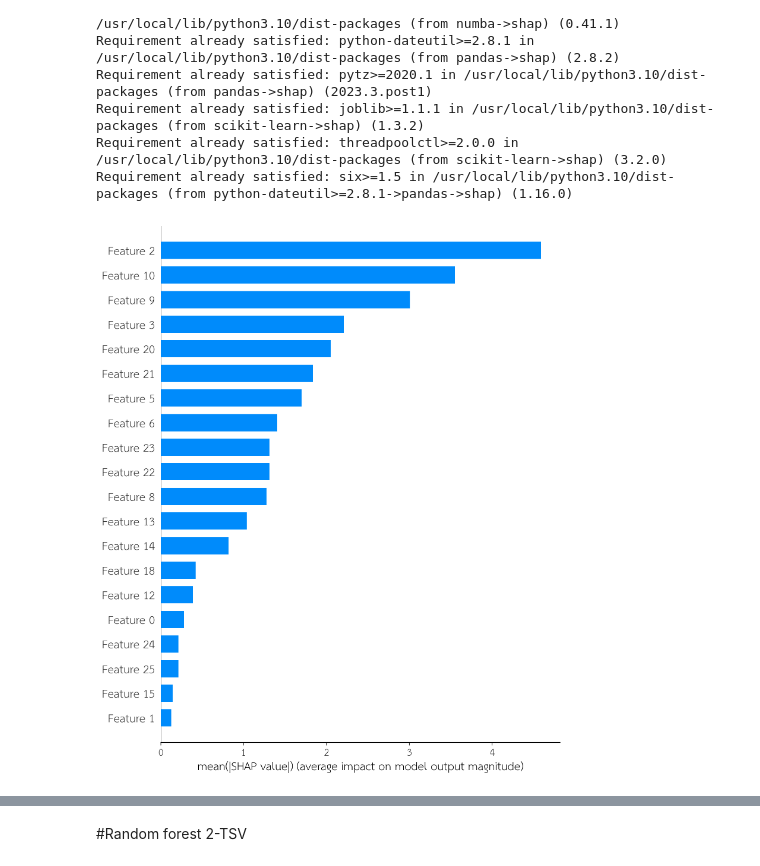
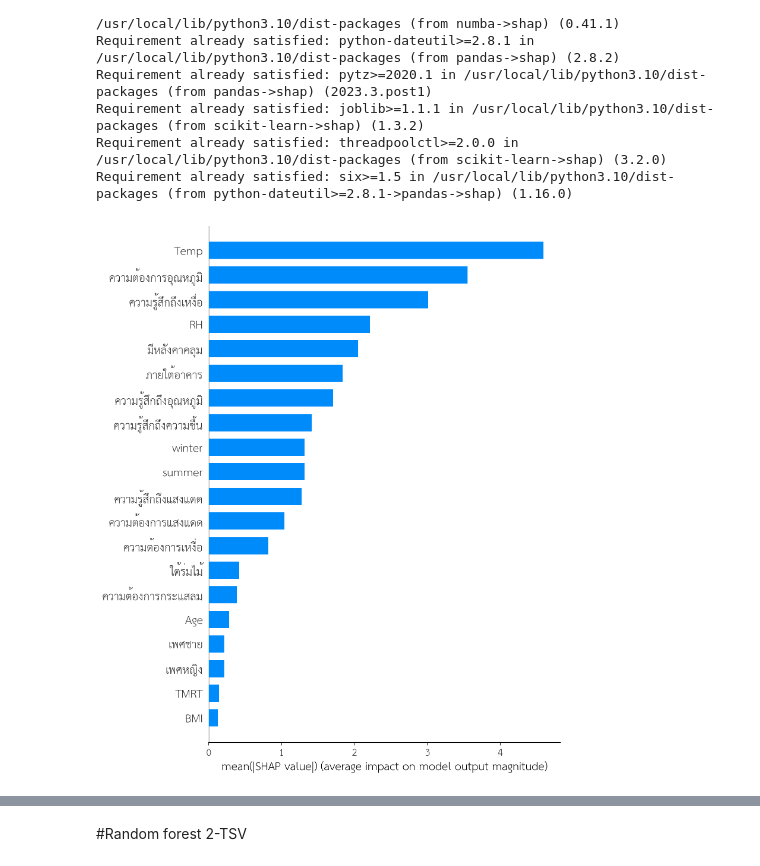
Before and after one commit to Thipwadee/Project2, a Jupyter notebook: 2_TSV_Clf_Models_Explained.ipynb, the cells around one changed output, grey strips where cells are left out. Cells and saved outputs as stored; diff of their text form; code cells hidden in the pictures.

```diff
--- a/2_TSV_Clf_Models_Explained.ipynb
+++ b/2_TSV_Clf_Models_Explained.ipynb
@@ -282,6 +282,7 @@ for train_index, test_index in kf.split(X):
     scaler = StandardScaler()
     X_train_scaled = scaler.fit_transform(X_train)
     X_test_scaled = scaler.transform(X_test)
+    X_train_scaled = pd.DataFrame(X_train_scaled, columns = X.columns)
 
     # ใช้ SMOTE สำหรับการทำ resampling ข้อมูลชุดฝึก
     smote = SMOTE(k_neighbors=2,random_state=42)
@@ -378,14 +398,16 @@ Requirement already satisfied: six>=1.5 in /usr/local/lib/python3.10/dist-packag
 # %%
 masker = shap.maskers.Independent(data = X_train_res)
 # SHAP Interpreter
 shapExplainer = shap.LinearExplainer(Log_reg,masker=masker)
 shapValues = shapExplainer.shap_values(X_train_res)
 
 # Explainer details
 shapExplainer.__dict__
 
 # Summary features contribute in model
-shap.summary_plot(shapValues, X_train_res, plot_type = 'bar')
+#shap.summary_plot(shapValues, X_train_res, plot_type = 'bar')
+class_names = [0,1]
+shap.summary_plot(shapValues, X_train_res.values, plot_type = 'bar', class_names= class_names, feature_names = X_train_res.columns)
 # %% [output]
-[figure, old version]
+[figure, new version]
 # %%
```
Also changed, not shown: parts of 10 cells of this notebook.
